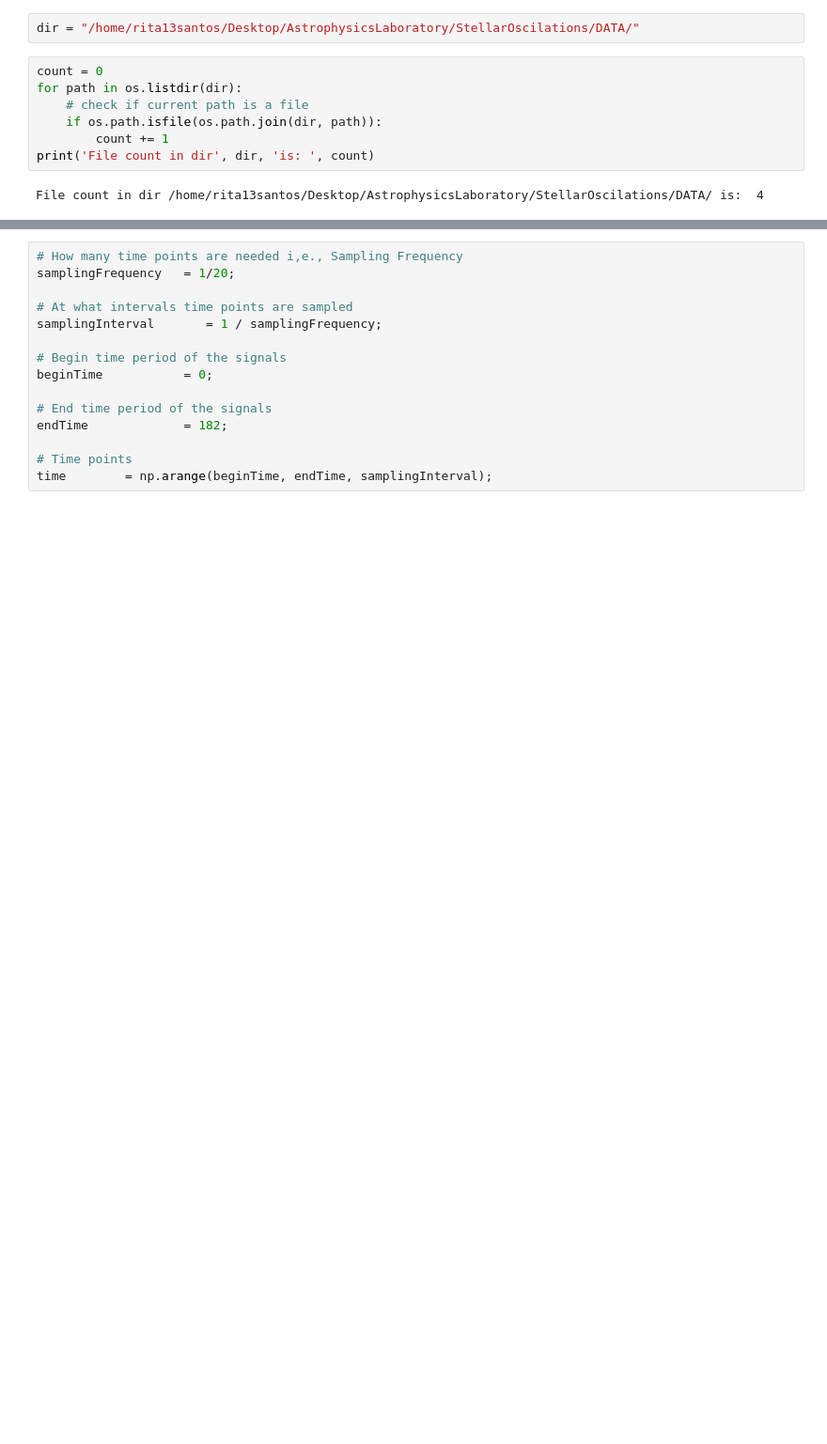
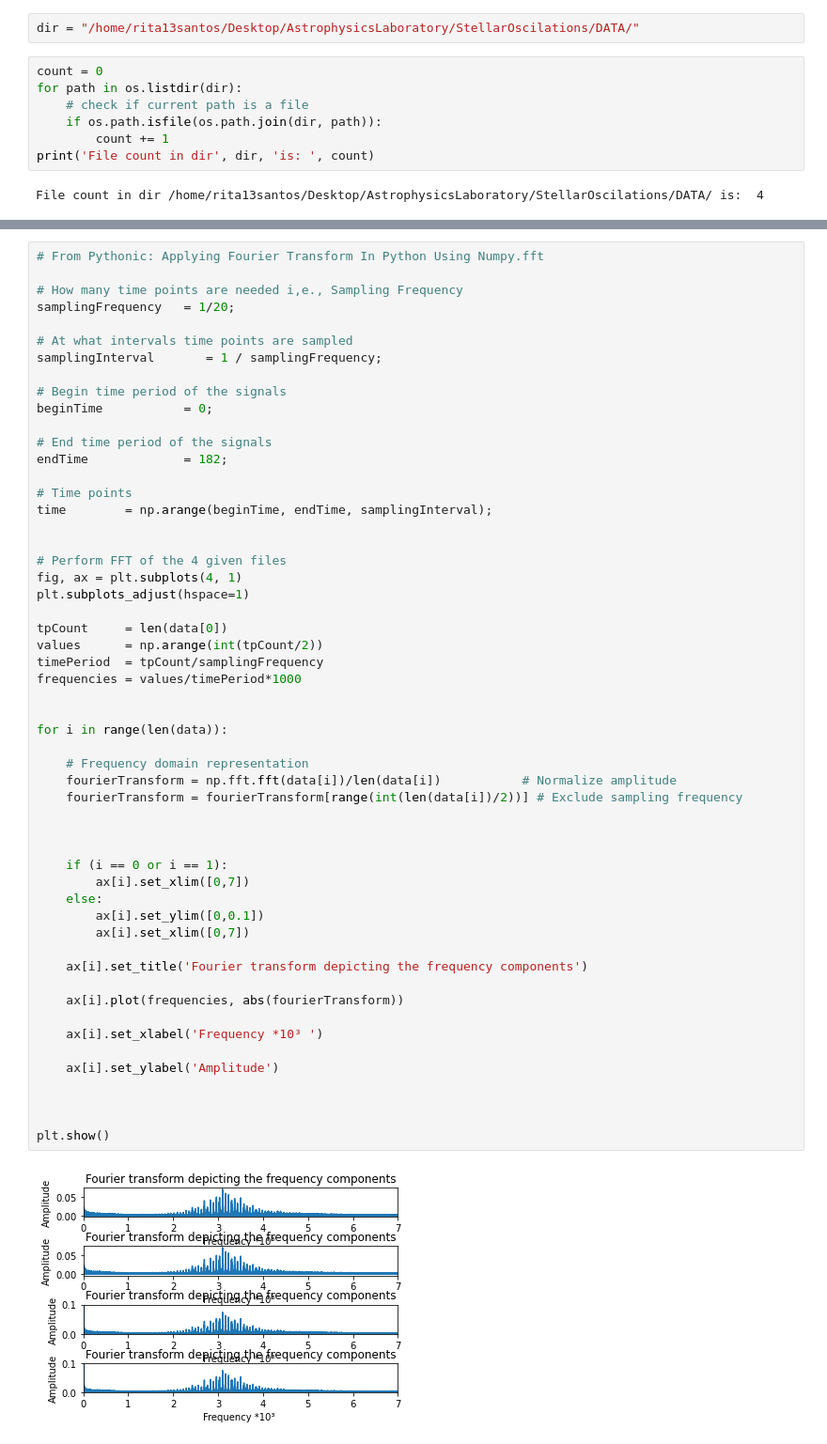
Before and after one commit to rita-png/astrophysics-laboratory, a Jupyter notebook: Sun.ipynb, the cells around one changed output, grey strips where cells are left out. Shown: that part at 94% size. Cells and saved outputs as stored; diff of their text form; blank space fills up the shorter version.

```diff
--- a/Sun.ipynb
+++ b/Sun.ipynb
@@ -289,15 +92,56 @@ plt.show()
 # %%
+# From Pythonic: Applying Fourier Transform In Python Using Numpy.fft
+
 # How many time points are needed i,e., Sampling Frequency
 samplingFrequency   = 1/20;
 
 # At what intervals time points are sampled
 samplingInterval       = 1 / samplingFrequency;
 
 # Begin time period of the signals
 beginTime           = 0;
 
 # End time period of the signals
 endTime             = 182;
 
 # Time points
 time        = np.arange(beginTime, endTime, samplingInterval);
+
+
+# Perform FFT of the 4 given files
+fig, ax = plt.subplots(4, 1)
+plt.subplots_adjust(hspace=1)
+
+tpCount     = len(data[0])
+values      = np.arange(int(tpCount/2))
+timePeriod  = tpCount/samplingFrequency
+frequencies = values/timePeriod*1000
+
+
+for i in range(len(data)):
+
+    # Frequency domain representation
+    fourierTransform = np.fft.fft(data[i])/len(data[i])           # Normalize amplitude
+    fourierTransform = fourierTransform[range(int(len(data[i])/2))] # Exclude sampling frequency
+
+
+
+    if (i == 0 or i == 1):
+        ax[i].set_xlim([0,7])
+    else:
+        ax[i].set_ylim([0,0.1])
+        ax[i].set_xlim([0,7])
+
+    ax[i].set_title('Fourier transform depicting the frequency components')
+
+    ax[i].plot(frequencies, abs(fourierTransform))
+
+    ax[i].set_xlabel('Frequency *10³ ')
+
+    ax[i].set_ylabel('Amplitude')
+
+
+
+plt.show()
+# %% [output]
+[figure, added]
```
Also changed, not shown: parts of 26 cells of this notebook.
